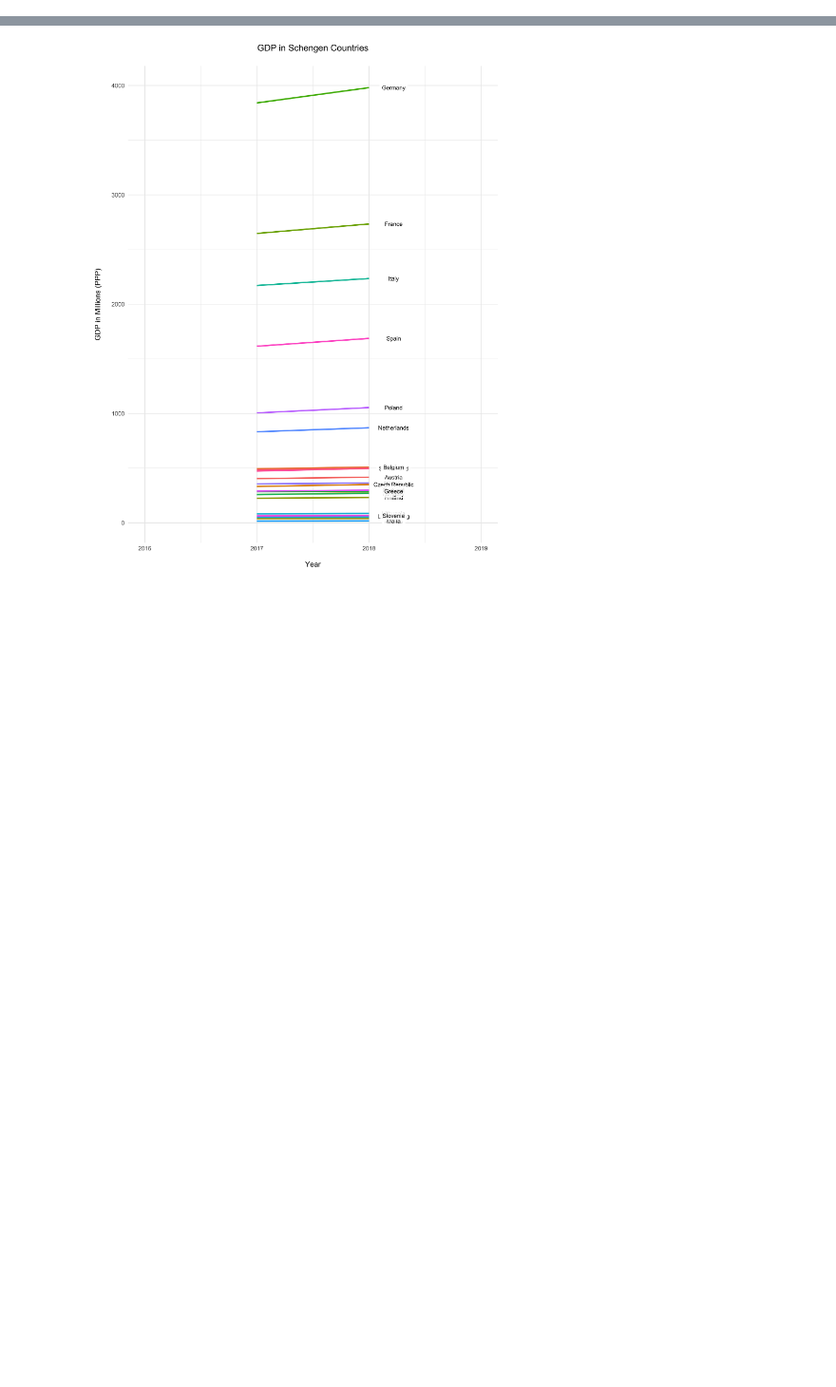
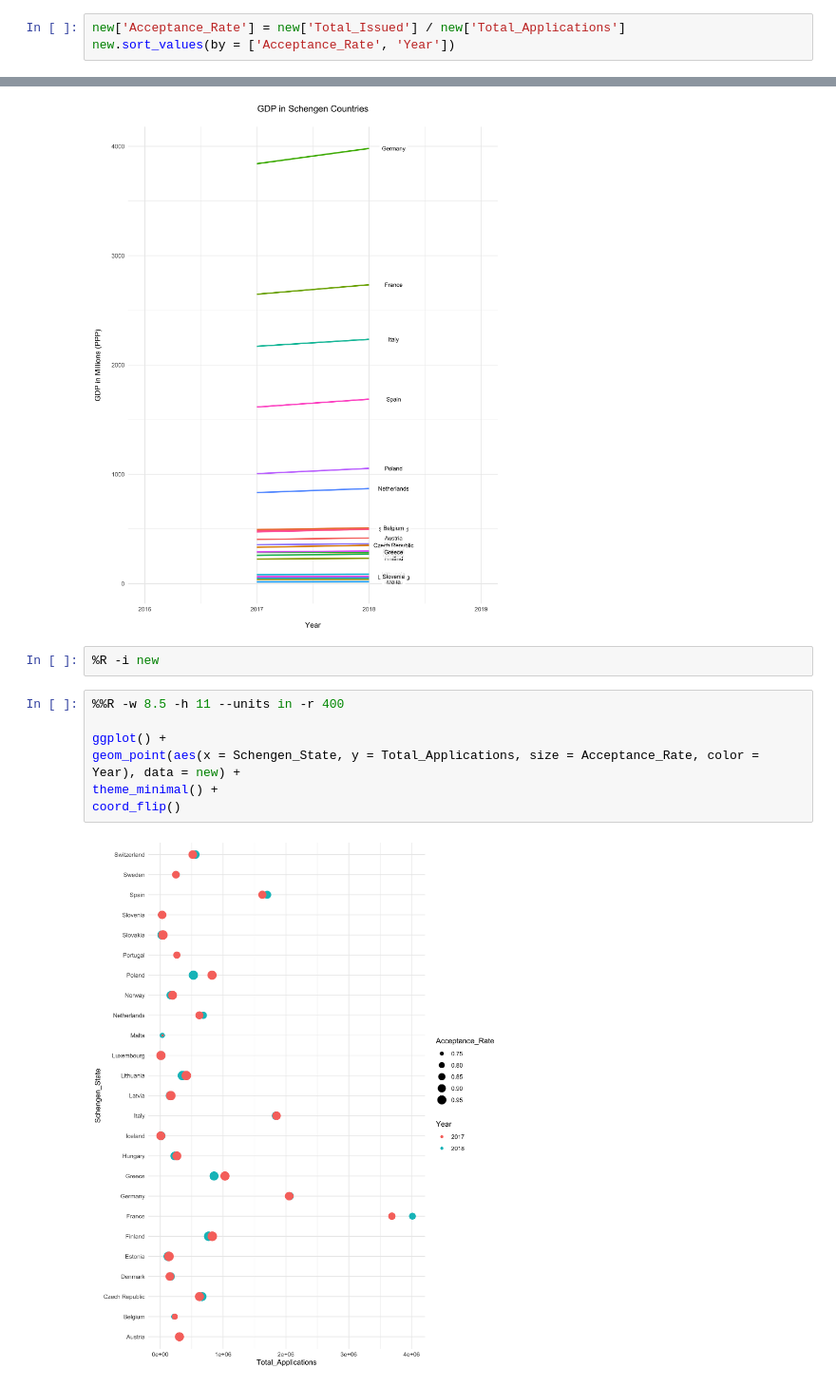
Before and after one commit to hannahlyon/schengen-visa-issuance-statistics, a Jupyter notebook: eda.ipynb, the cells around one changed output, grey strips where cells are left out. Shown at 95% size. Cells and saved outputs as stored; diff of their text form; blank space fills up the shorter version.

Commit message:
bubble plot

```diff
--- a/eda.ipynb
+++ b/eda.ipynb
@@ -64,3 +64,6 @@ proportions2018.head(3)
 proportions2018['Year'] = pd.Series(['2018' for n in range(len(proportions2018))])
 proportions2017['Year'] = pd.Series(['2017' for n in range(len(proportions2017))])
 new = pd.concat([proportions2018, proportions2017], ignore_index = True)
+# %%
+new['Acceptance_Rate'] = new['Total_Issued'] / new['Total_Applications']
+new.sort_values(by = ['Acceptance_Rate', 'Year'])
@@ -217,3 +238,14 @@ ggplot() +
 # fix y axis scale
 # %% [output]
 [figure]
+# %%
+%R -i new
+# %%
+%%R -w 8.5 -h 11 --units in -r 400
+
+ggplot() +
+geom_point(aes(x = Schengen_State, y = Total_Applications, size = Acceptance_Rate, color = Year), data = new) +
+theme_minimal() +
+coord_flip()
+# %% [output]
+[figure, added]
```
Also changed, not shown: parts of 2 cells of this notebook.
